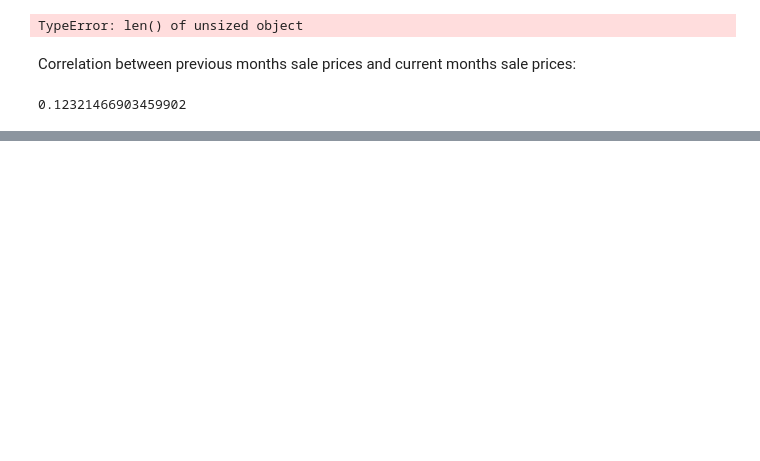
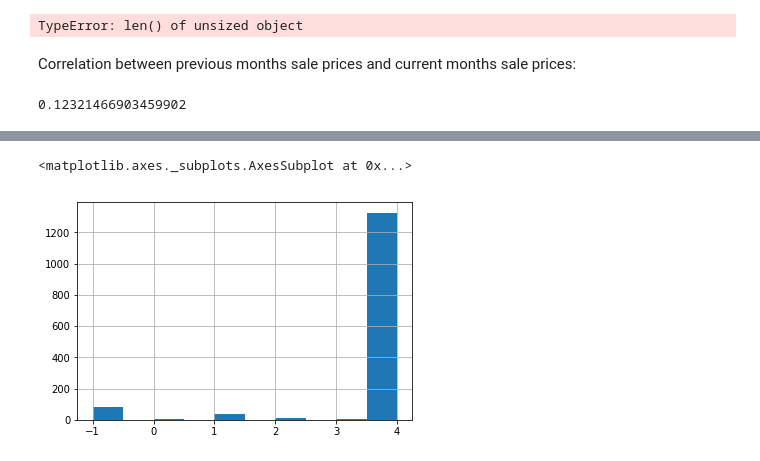
Before and after one commit to bopjesvla/hp, a Jupyter notebook: Visualizer.ipynb, the cells around one changed output, grey strips where cells are left out. Cells and saved outputs as stored; diff of their text form; code cells hidden in the pictures; blank space fills up the shorter version.

Commit message:
Transformed categoricals into numericals & means
Check the last chapter of the notebook for this.

```diff
--- a/Visualizer.ipynb
+++ b/Visualizer.ipynb
@@ -237,0 +247,22 @@ scipy.stats.pearsonr(correlations[:,0],correlations[:,1])[0]
+# %%
+# Categories to be transformed:
+categoricals = ["MSZoning", "Street", "LotShape", "LandContour", "Utilities", "LotConfig", "LandSlope", "Neighborhood", "Condition1", "Condition2",
+               "BldgType", "HouseStyle", "RoofStyle", "RoofMatl", "Exterior1st", "Exterior2nd", "MasVnrType", "ExterQual", "ExterCond", "Foundation", "BsmtQual", "BsmtCond", "BsmtExposure",
+               "BsmtFinType2", "Heating", "HeatingQC", "CentralAir", "Electrical", "KitchenQual", "Functional", "FireplaceQu", "GarageType",
+               "GarageFinish", "GarageQual", "GarageCond", "PavedDrive", "PoolQC", "Fence", "MiscFeature", "SaleType", "SaleCondition"]
+
+for category in categoricals:
+    df[category] = df[category].astype('category')
+    df[category + "_num"] = df[category].cat.codes
+    df[category + "_mean"] = df.groupby(pd.Grouper(key=category+"_num")).mean()['SalePrice']
+
+
+
+#df["SaleCondition"] = df["SaleCondition"].astype('category')
+#df["MSZoning"] = df[""]
+
+
+#df["SaleCondition_num"] = df["SaleCondition"].cat.codes
+#df["SaleCondition_num"].unique()
+
+df.head()
@@ -237,0 +277,5 @@ scipy.stats.pearsonr(correlations[:,0],correlations[:,1])[0]
+# %%
+df['GarageCond_num'].hist()
+# %% [output]
+<matplotlib.axes._subplots.AxesSubplot at 0x...>
+[figure, added]
```
Also changed, not shown: parts of 4 cells of this notebook.
